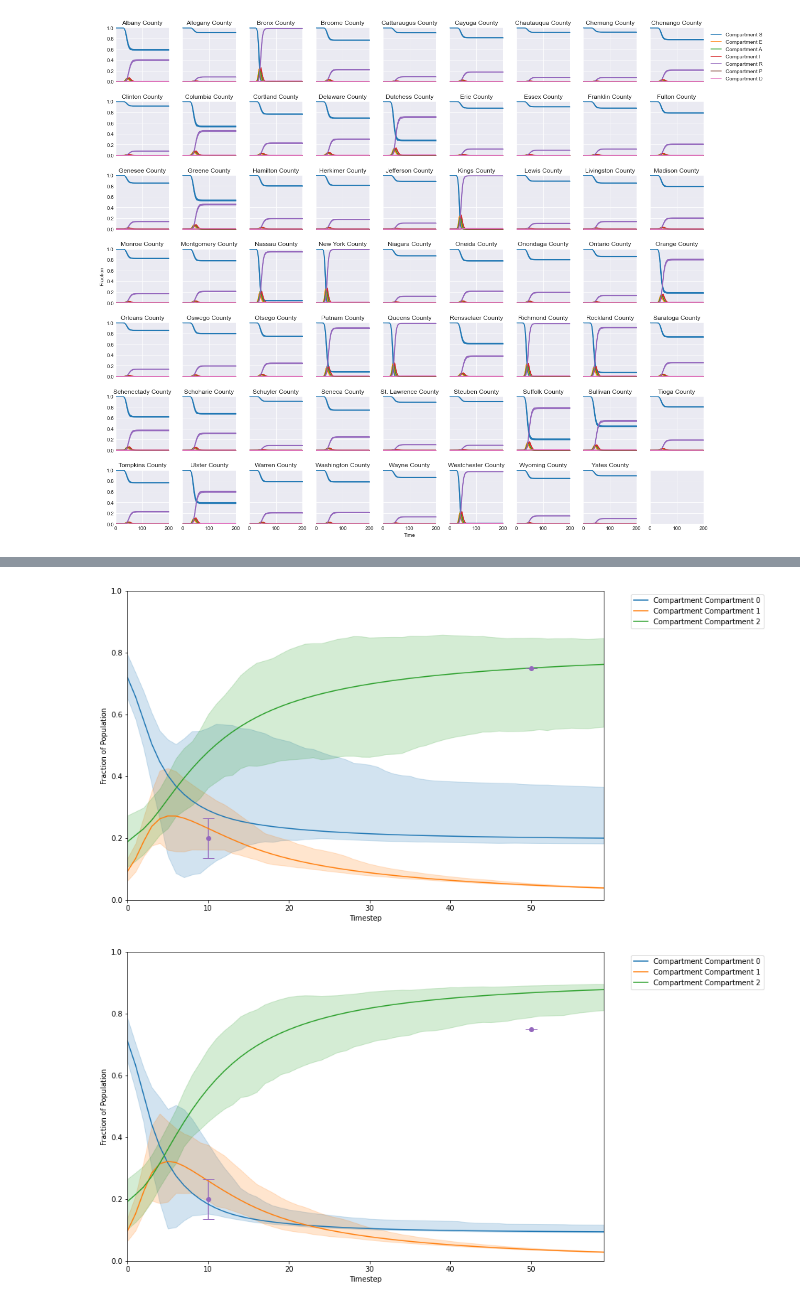
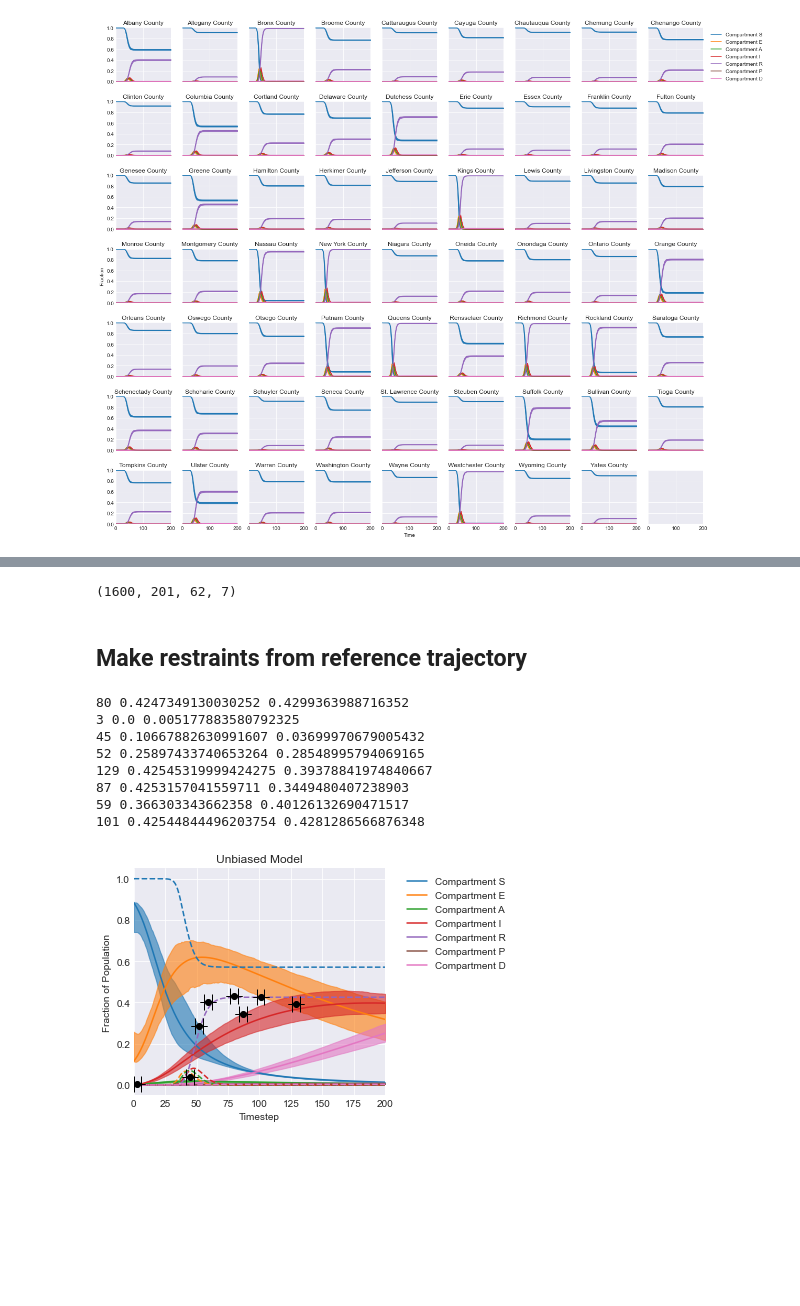
Before and after one commit to ur-whitelab/py0, a Jupyter notebook: examples/Fit_data.ipynb, the cells around one changed output, grey strips where cells are left out. Cells and saved outputs as stored; diff of their text form; code cells hidden in the pictures; blank space fills up the shorter version.

Commit message:
need to fix restraint function generator to exactly match data

```diff
--- a/examples/Fit_data.ipynb
+++ b/examples/Fit_data.ipynb
@@ -200,20 +147,43 @@ plt.show()
-# %%
-plt.figure(figsize=(12,8))
-traj_quantile(trajs, w)
-for i, (pr, r) in enumerate(zip(proc_restraints, restraints)):
-    plt.plot(r[2], r[0], 'o', color='C4')
-    plt.errorbar(r[2], r[0], yerr=pr.prior.expected(all_lambdas[-1][i]), color='C4', capsize=8)
-plt.ylim(0,1)
-plt.show()
-# %% [output]
-[figure, removed]
-# %%
-plt.figure(figsize=(12,8))
-traj_quantile(trajs)
-for i, (pr, r) in enumerate(zip(proc_restraints, restraints)):
-    plt.plot(r[2], r[0], 'o', color='C4')
-    plt.errorbar(r[2], r[0], yerr=pr.prior.expected(all_lambdas[-1][i]), color='C4', capsize=8)
-plt.ylim(0,1)
-plt.show()
-# %% [output]
-[figure, removed]
+# %%
+import tqdm
+N = 100
+batches = 16
+outs = []
+infect = maxentep.contact_infection_func(infections_compartments)
+model = maxentep.MetaModel(infect, T)
+for b in tqdm.tqdm(range(batches)):
+    ps = param_model.sample(N)
+    outs.append(model(*ps))
+trajs = np.concatenate(outs, axis=0)
+print(trajs.shape)
+# %% [output]
+(1600, 201, 62, 7)
+# %% [markdown]
+## Make restraints from reference trajectory
+# %%
+# Plotting restraints on reference traj
+full_compartments = ['S'] + compartments
+p = 1 # picking one trajectory from the parameter set
+maxentep.traj_quantile(trajs[:,:,0,:], names=full_compartments, plot_means=True)
+plt.plot(ref_traj[p,:,0], linestyle='--')
+plt.title('Unbiased Model')
+
+npoints =8
+prior = maxentep.Laplace(0.1)
+# cutting the ref_traj in half
+restraints, plot_fxns = maxentep.traj_to_restraints(ref_traj[p,:150,:,:], [0,4], npoints, prior, noise=0.05,time_average=7)
+for i,pf in enumerate(plot_fxns):
+    pf(plt.gca(), 0)
+plt.tight_layout()
+plt.savefig('unbiased.png',dpi=200)
+plt.show()
+# %% [output]
+80 0.4247349130030252 0.4299363988716352
+3 0.0 0.005177883580792325
+45 0.10667882630991607 0.03699970679005432
+52 0.25897433740653264 0.28548995794069165
+129 0.42545319999424275 0.39378841974840667
+87 0.4253157041559711 0.3449480407238903
+59 0.366303343662358 0.40126132690471517
+101 0.42544844496203754 0.4281286566876348
+[figure, added]
```
Also changed, not shown: parts of 30 cells of this notebook, 1 other file.
